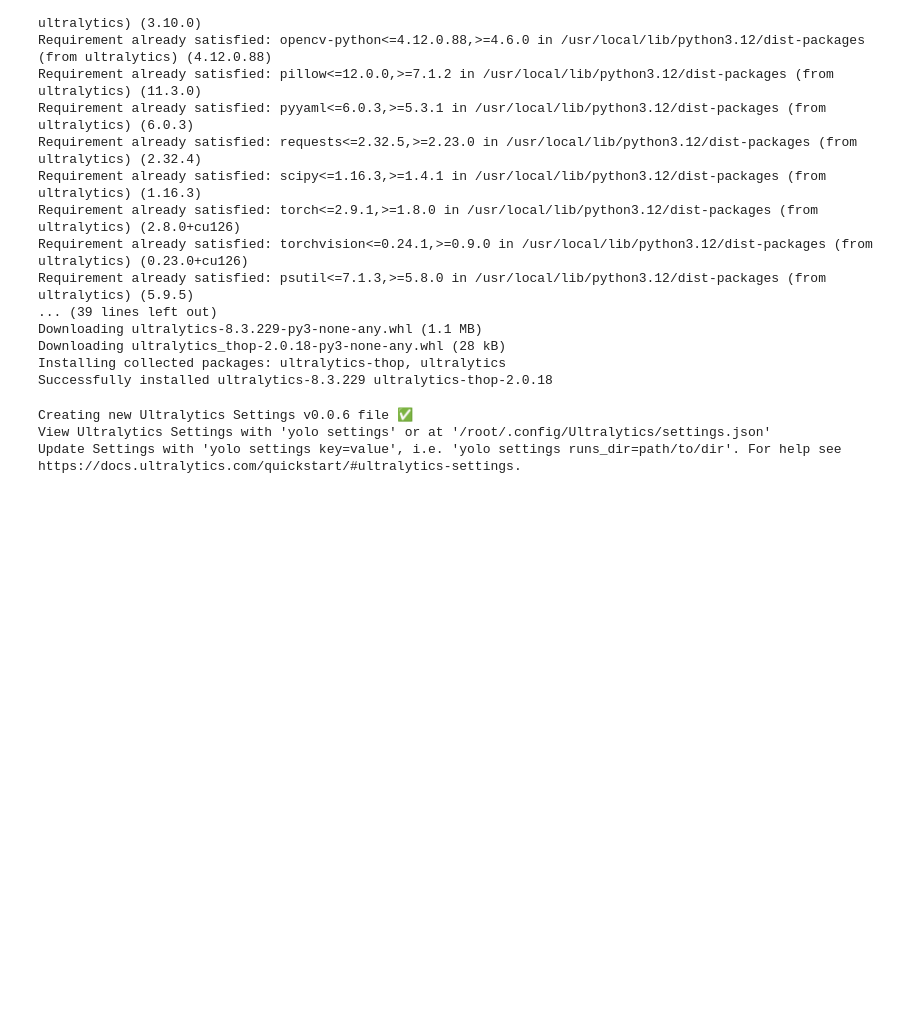
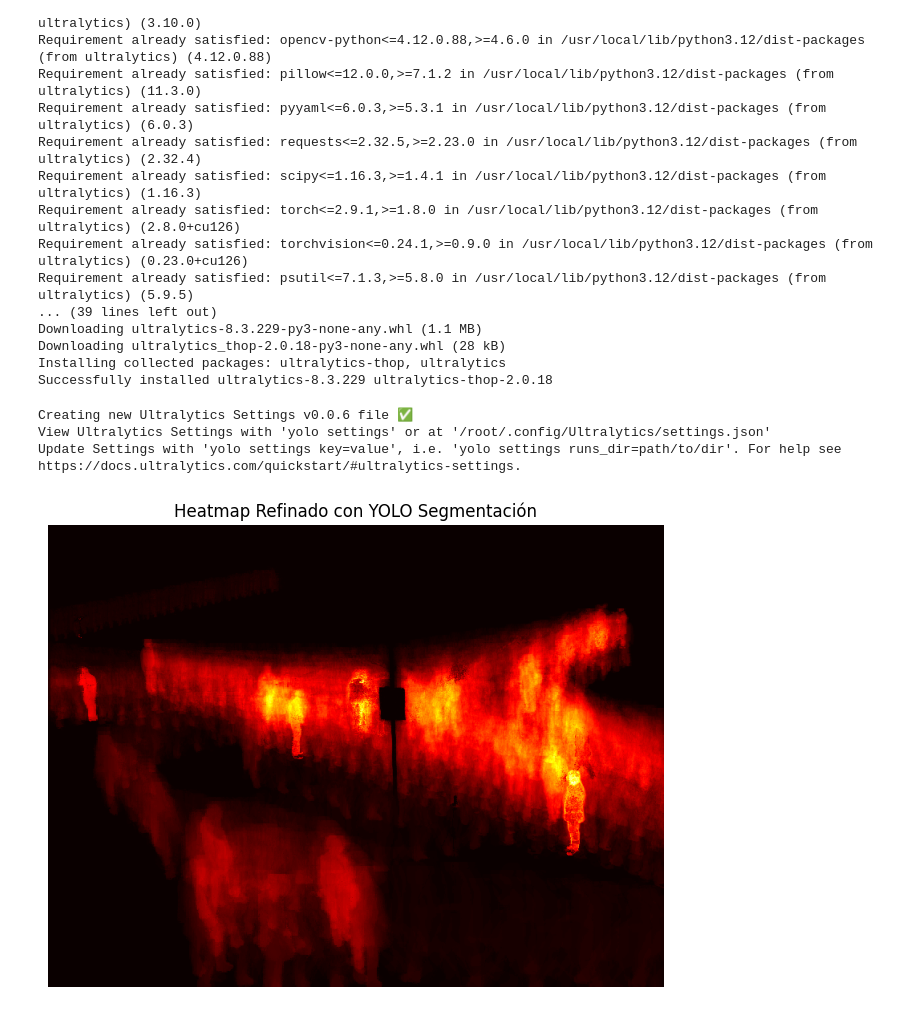
Before and after one commit to JoaquinSvoboda/computer_vision_python, a Jupyter notebook: YOLO_mascaras.ipynb, the cells around one changed output. Cells and saved outputs as stored; diff of their text form; code cells hidden in the pictures; blank space fills up the shorter version.

```diff
--- a/YOLO_mascaras.ipynb
+++ b/YOLO_mascaras.ipynb
@@ -100,3 +100,73 @@ cv2.destroyAllWindows()
 Creating new Ultralytics Settings v0.0.6 file ✅
 View Ultralytics Settings with 'yolo settings' or at '/root/.config/Ultralytics/settings.json'
 Update Settings with 'yolo settings key=value', i.e. 'yolo settings runs_dir=path/to/dir'. For help see https://docs.ultralytics.com/quickstart/#ultralytics-settings.
+# %%
+
+video_path = "/content/park_detection.avi"
+# %%
+import cv2
+import matplotlib.pyplot as plt
+
+# Abrir el video
+cap = cv2.VideoCapture(video_path)
+
+# Crear sustractor de fondo
+bg_subtractor = cv2.createBackgroundSubtractorMOG2(
+    history=500,          # Número de frames usados para construir el fondo.
+    varThreshold=16,      # Sensibilidad para detectar cambios
+    detectShadows=True,   # Detección de sombras
+    )
+
+heatmap_refined = None
+
+# Cargar el modelo YOLOv11 para segmentación
+model = YOLO("yolo11n-seg")
+
+while True:
+    ret, frame = cap.read()
+    if not ret:
+        break
+
+    # Inicializar el acumulador del heatmap en el primer frame
+    if heatmap_refined is None:
+        heatmap_refined = np.zeros(frame.shape[:2], dtype=np.float32)
+
+    # --- Paso 1: Sustracción de Fondo ---
+    fgmask = bg_subtractor.apply(frame)
+    # Umbral para obtener una máscara binaria limpia
+    _, fgmask = cv2.threshold(fgmask, 200, 255, cv2.THRESH_BINARY)
+
+    # --- Paso 2: Segmentación con YOLO ---
+    # Realizamos la detección con segmentación sobre el frame completo.
+    results = model(frame, verbose=False)[0]
+
+    # Crear una máscara vacía para acumular las segmentaciones de la clase "persona"
+    segmentation_mask = np.zeros(frame.shape[:2], dtype=np.uint8)
+
+    if results.masks is not None:
+        # Extraer las máscaras y las clases
+        masks = results.masks.data.cpu().numpy() if hasattr(results.masks.data, 'cpu') else results.masks.data
+        classes = results.boxes.cls.cpu().numpy() if hasattr(results.boxes.cls, 'cpu') else results.boxes.cls
+
+        for mask, cls in zip(masks, classes):
+            if int(cls) == 0:  # Filtramos detecciones de persona (en COCO, "person" es la clase 0)
+                mask_bin = (mask > 0.5).astype(np.uint8) * 255
+                # Redimensionar mask_bin a las dimensiones del frame (o segmentation_mask)
+                mask_bin_resized = cv2.resize(mask_bin, (segmentation_mask.shape[1], segmentation_mask.shape[0]), interpolation=cv2.INTER_NEAREST)
+                segmentation_mask = cv2.bitwise_or(segmentation_mask, mask_bin_resized)
+
+    # --- Paso 3: Combinación de Máscaras ---
+    # Se realiza una intersección entre la máscara de movimiento y la máscara de segmentación de personas
+    refined_mask = cv2.bitwise_and(fgmask, segmentation_mask)
+
+    # Acumulamos la máscara refinada en el heatmap
+    heatmap_refined = cv2.add(heatmap_refined, refined_mask.astype(np.float32))
+
+# Visualización final del heatmap refinado
+plt.figure(figsize=(8,6))
+plt.imshow(heatmap_refined, cmap='hot')
+plt.title("Heatmap Refinado con YOLO Segmentación")
+plt.axis('off')
+plt.show()
+# %% [output]
+[figure, added]
```
Also changed, not shown: parts of 1 cell of this notebook.
